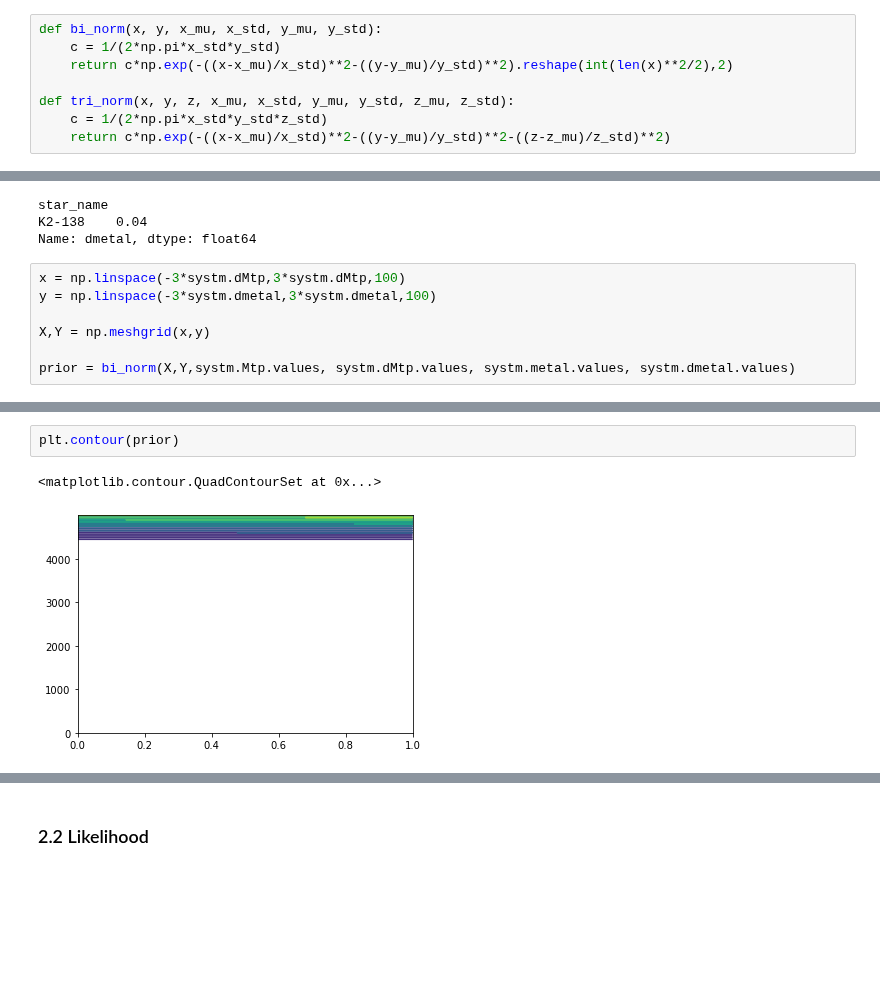
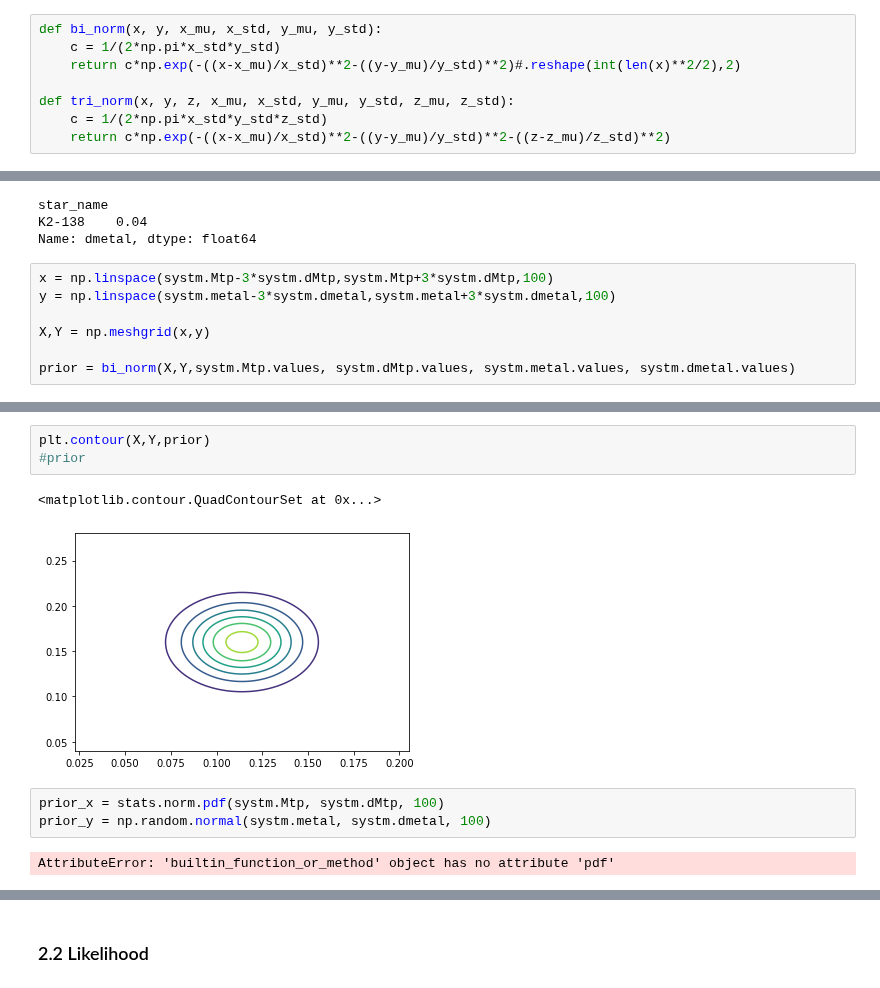
Before and after one commit to fjbautistas/kde_example, a Jupyter notebook: Marginal_Distributions.ipynb, the cells around one changed output, grey strips where cells are left out. Cells and saved outputs as stored; diff of their text form; blank space fills up the shorter version.

Commit message:
prior with a real system

```diff
--- a/Marginal_Distributions.ipynb
+++ b/Marginal_Distributions.ipynb
@@ -121,7 +122,7 @@ obs_data.head()
 # %%
 def bi_norm(x, y, x_mu, x_std, y_mu, y_std):
     c = 1/(2*np.pi*x_std*y_std)
-    return c*np.exp(-((x-x_mu)/x_std)**2-((y-y_mu)/y_std)**2).reshape(int(len(x)**2/2),2)
+    return c*np.exp(-((x-x_mu)/x_std)**2-((y-y_mu)/y_std)**2)#.reshape(int(len(x)**2/2),2)
 
 def tri_norm(x, y, z, x_mu, x_std, y_mu, y_std, z_mu, z_std):
     c = 1/(2*np.pi*x_std*y_std*z_std)
@@ -134,8 +135,8 @@ star_name
 K2-138    0.04
 Name: dmetal, dtype: float64
 # %%
-x = np.linspace(-3*systm.dMtp,3*systm.dMtp,100)
-y = np.linspace(-3*systm.dmetal,3*systm.dmetal,100)
+x = np.linspace(systm.Mtp-3*systm.dMtp,systm.Mtp+3*systm.dMtp,100)
+y = np.linspace(systm.metal-3*systm.dmetal,systm.metal+3*systm.dmetal,100)
 
 X,Y = np.meshgrid(x,y)
 
@@ -160,5 +147,11 @@ array([[-0.12320765, -0.12540791, -0.12320765, ..., -0.12540791,
 # %%
-plt.contour(prior)
+plt.contour(X,Y,prior)
+#prior
 # %% [output]
 <matplotlib.contour.QuadContourSet at 0x...>
-[figure, old version]
+[figure, new version]
+# %%
+prior_x = stats.norm.pdf(systm.Mtp, systm.dMtp, 100)
+prior_y = np.random.normal(systm.metal, systm.dmetal, 100)
+# %% [output]
+AttributeError: 'builtin_function_or_method' object has no attribute 'pdf'
```
Also changed, not shown: parts of 4 cells of this notebook.
